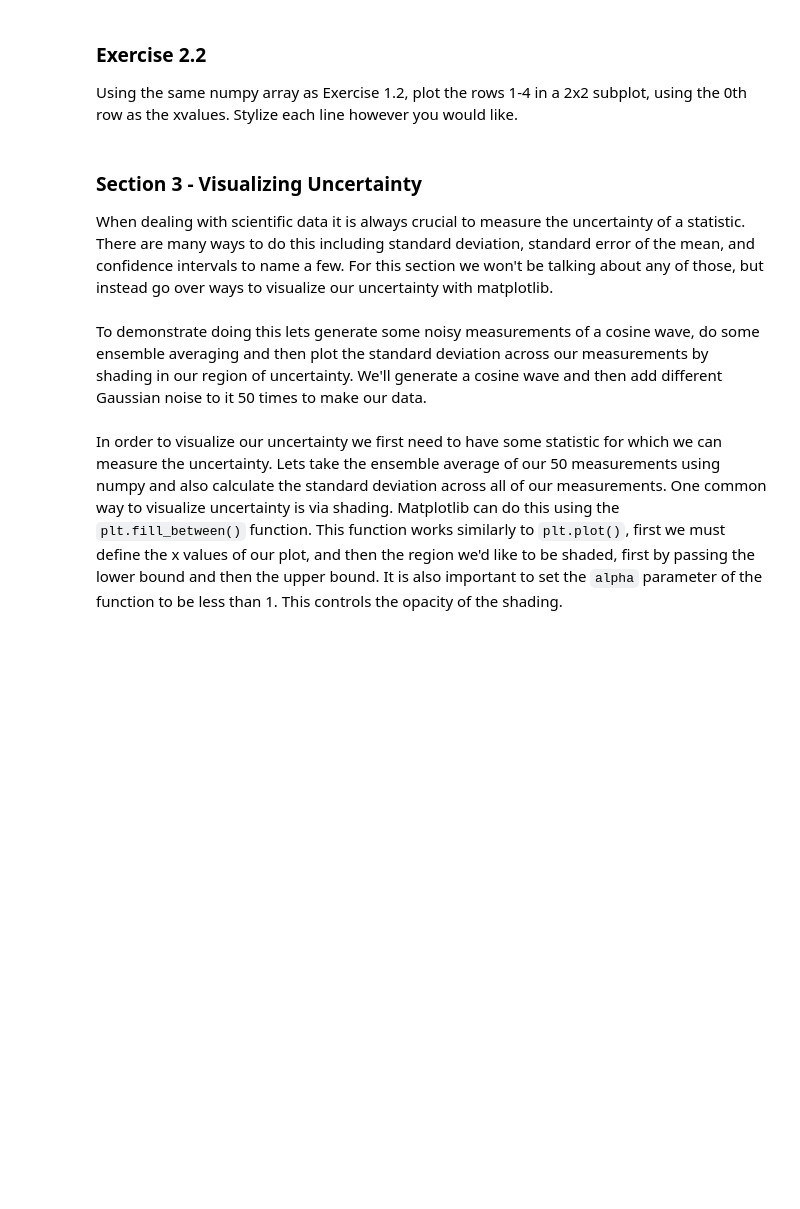
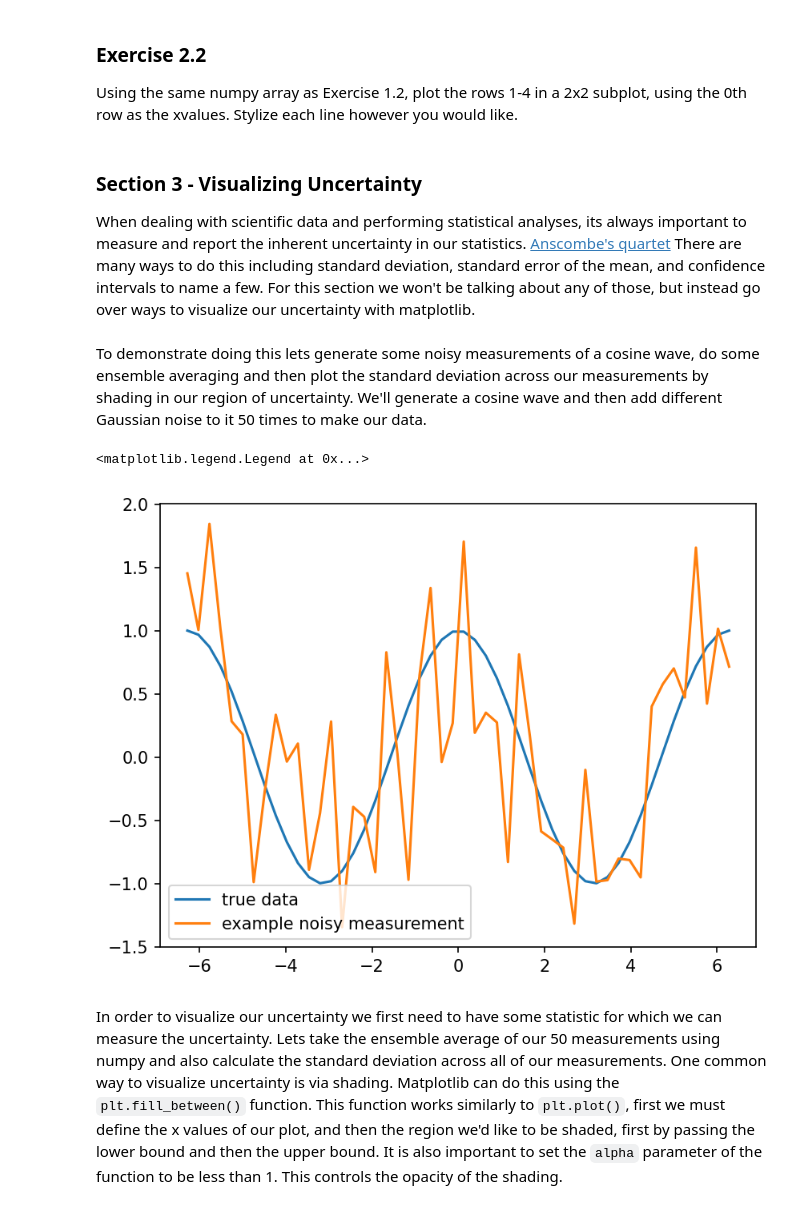
Before and after one commit to jeremyschroeter/Neuro301-Coding-Kit, a Jupyter notebook: Review-Notebooks/Python_Matplotlib_Review.ipynb, the cells around one changed output. Cells and saved outputs as stored; diff of their text form; code cells hidden in the pictures; blank space fills up the shorter version.

```diff
--- a/Review-Notebooks/Python_Matplotlib_Review.ipynb
+++ b/Review-Notebooks/Python_Matplotlib_Review.ipynb
@@ -262,22 +262,25 @@ data = np.load('exercise1_2.npy')
 # %% [markdown]
 <a id='Section3'></a>
 ### Section 3 - Visualizing Uncertainty
-When dealing with scientific data it is always crucial to measure the uncertainty of a statistic. There are many ways to do this including standard deviation, standard error of the mean, and confidence intervals to name a few. For this section we won't be talking about any of those, but instead go over ways to visualize our uncertainty with matplotlib.
+When dealing with scientific data and performing statistical analyses, its always important to measure and report the inherent uncertainty in our statistics. [Anscombe's quartet](https://www.wikiwand.com/en/Anscombe%27s_quartet) There are many ways to do this including standard deviation, standard error of the mean, and confidence intervals to name a few. For this section we won't be talking about any of those, but instead go over ways to visualize our uncertainty with matplotlib.
 # %% [markdown]
 To demonstrate doing this lets generate some noisy measurements of a cosine wave, do some ensemble averaging and then plot the standard deviation across our measurements by shading in our region of uncertainty. We'll generate a cosine wave and then add different Gaussian noise to it 50 times to make our data.
 # %%
 # Generating data
-x = np.linspace(-np.pi*2, np.pi*2)
+x = np.linspace(-np.pi*2, np.pi*2, 50)
 true_data = np.cos(x)
 observations = np.zeros(shape=(50, 50))
 
 # Adding noise to the cosine wave
 for i in range(50):
     observations[i] = true_data + np.random.normal(0, 0.75, 50)
 
 plt.plot(x, true_data, label='true data')
 plt.plot(x, observations[0], label='example noisy measurement')
 plt.legend()
+# %% [output]
+<matplotlib.legend.Legend at 0x...>
+[figure, added]
 # %% [markdown]
 In order to visualize our uncertainty we first need to have some statistic for which we can measure the uncertainty. Lets take the ensemble average of our 50 measurements using numpy and also calculate the standard deviation across all of our measurements.
 </br>
```
Also changed, not shown: parts of 4 cells of this notebook, 9 other files.
